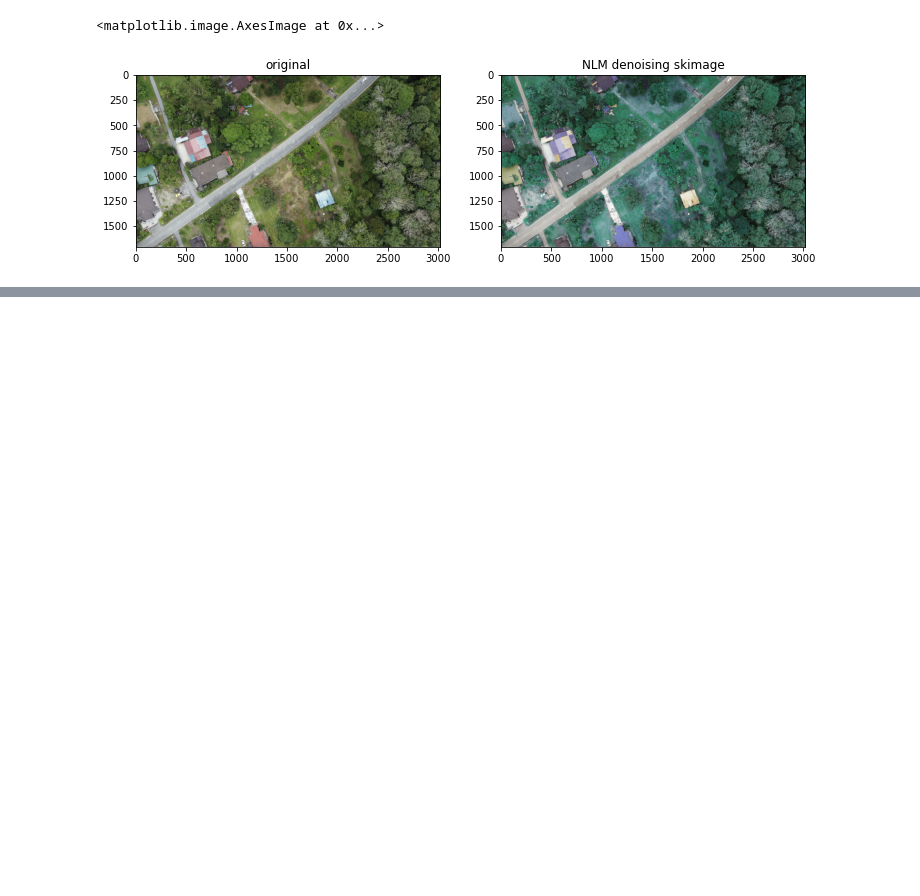
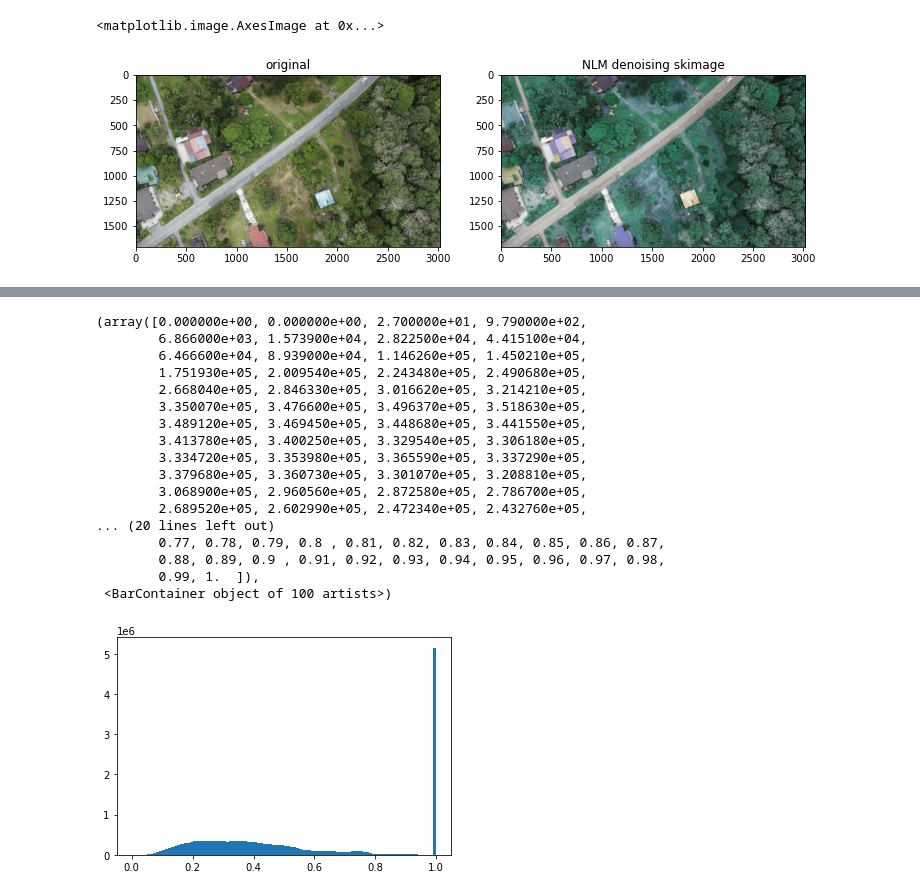
Before and after one commit to jolous/image_processing, a Jupyter notebook: 13. denoising/denoising.ipynb, the cells around one changed output, grey strips where cells are left out. Saved outputs shown, nothing was run; the diff lists cells and outputs as text; code cells hidden in the pictures; blank space fills up the shorter version.

```diff
--- a/13. denoising/denoising.ipynb
+++ b/13. denoising/denoising.ipynb
@@ -134,0 +161,25 @@ plt.imshow(final_denoised_img)
+# %%
+denoise_img = denoise_tv_chambolle(img, weight=0.1, eps=0.00002,
+                                   max_num_iter= 200,
+                                   multichannel=True)
+
+plt.hist(denoise_img.flat, bins=100, range=(0,1))
+# %% [output]
+(array([0.000000e+00, 0.000000e+00, 2.700000e+01, 9.790000e+02,
+        6.866000e+03, 1.573900e+04, 2.822500e+04, 4.415100e+04,
+        6.466600e+04, 8.939000e+04, 1.146260e+05, 1.450210e+05,
+        1.751930e+05, 2.009540e+05, 2.243480e+05, 2.490680e+05,
+        2.668040e+05, 2.846330e+05, 3.016620e+05, 3.214210e+05,
+        3.350070e+05, 3.476600e+05, 3.496370e+05, 3.518630e+05,
+        3.489120e+05, 3.469450e+05, 3.448680e+05, 3.441550e+05,
+        3.413780e+05, 3.400250e+05, 3.329540e+05, 3.306180e+05,
+        3.334720e+05, 3.353980e+05, 3.365590e+05, 3.337290e+05,
+        3.379680e+05, 3.360730e+05, 3.301070e+05, 3.208810e+05,
+        3.068900e+05, 2.960560e+05, 2.872580e+05, 2.786700e+05,
+        2.689520e+05, 2.602990e+05, 2.472340e+05, 2.432760e+05,
+... (20 lines left out)
+        0.77, 0.78, 0.79, 0.8 , 0.81, 0.82, 0.83, 0.84, 0.85, 0.86, 0.87,
+        0.88, 0.89, 0.9 , 0.91, 0.92, 0.93, 0.94, 0.95, 0.96, 0.97, 0.98,
+        0.99, 1.  ]),
+ <BarContainer object of 100 artists>)
+[figure, added]
```
Also changed, not shown: parts of 3 cells of this notebook, 1 other file.
